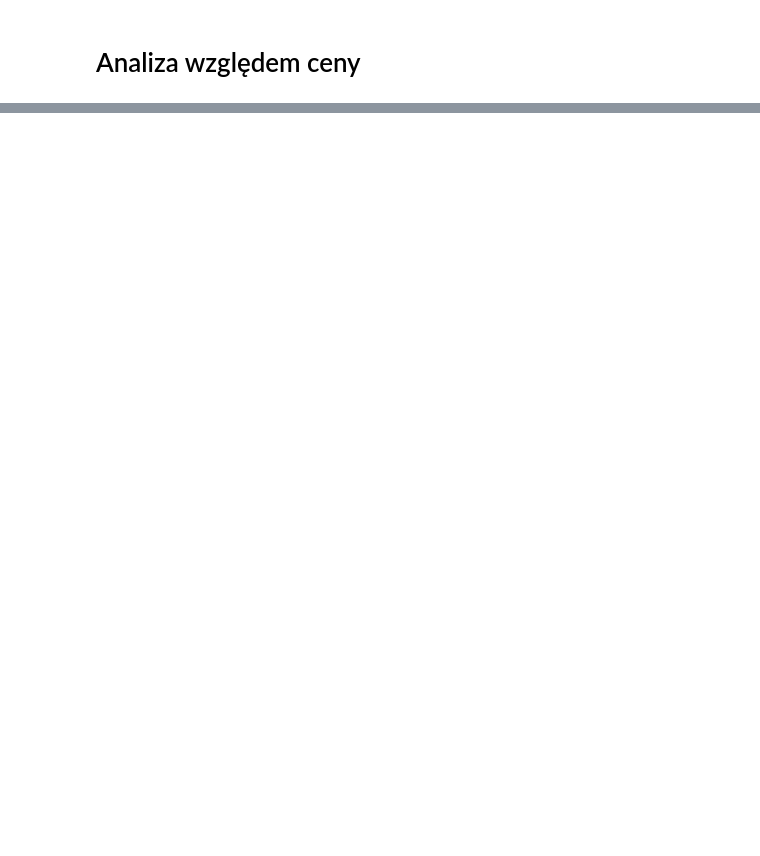
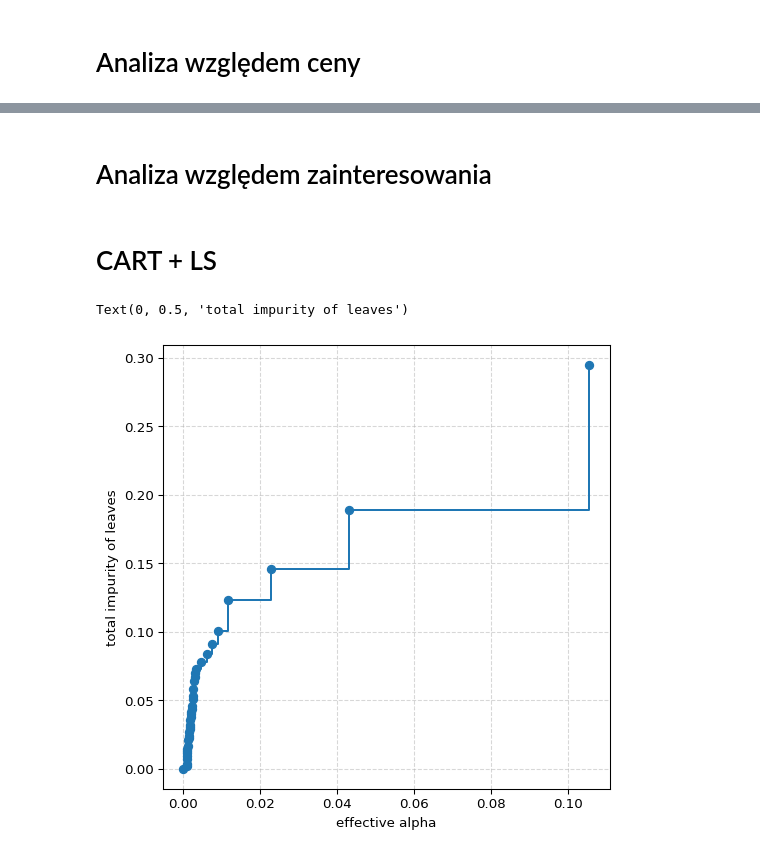
Before and after one commit to Eikthyrnir/UAM_labs, a Jupyter notebook: sem2/interpretacyjne_ml/lab1.ipynb, the cells around one changed output, grey strips where cells are left out. Cells and saved outputs as stored; diff of their text form; code cells hidden in the pictures; blank space fills up the shorter version.

```diff
--- a/sem2/interpretacyjne_ml/lab1.ipynb
+++ b/sem2/interpretacyjne_ml/lab1.ipynb
@@ -91,0 +215,20 @@ for column, ax in zip(data.columns, axes.flatten()):
+# %% [markdown]
+# Analiza względem zainteresowania
+# %%
+# cena jest ważna dla analizy zaineresowań
+X = data.drop(columns=["zainter"])
+y = data["zainter"]
+# %% [markdown]
+# CART + LS
+# %%
+model = DTree().fit(X,y)
+path = model.cost_complexity_pruning_path(X, y)
+ccp_alphas, impurities = path.ccp_alphas, path.impurities
+fig, ax = plt.subplots(figsize=(6, 6), dpi=96)
+ax.plot(ccp_alphas[:-1], impurities[:-1], marker="o", drawstyle="steps-post")
+ax.grid(True, linestyle="--", alpha=0.5)
+ax.set_xlabel("effective alpha")
+ax.set_ylabel("total impurity of leaves")
+# %% [output]
+Text(0, 0.5, 'total impurity of leaves')
+[figure, added]
```
Also changed, not shown: parts of 27 cells of this notebook, 2 other files.
